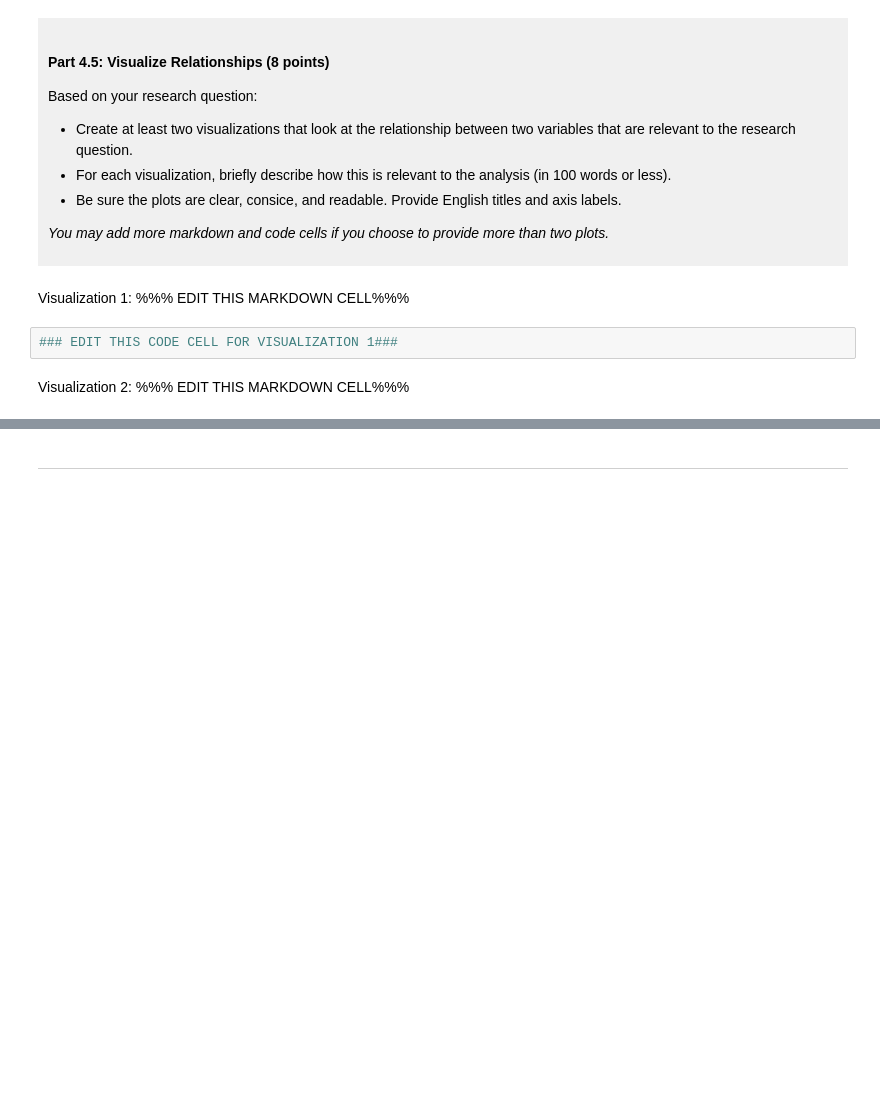
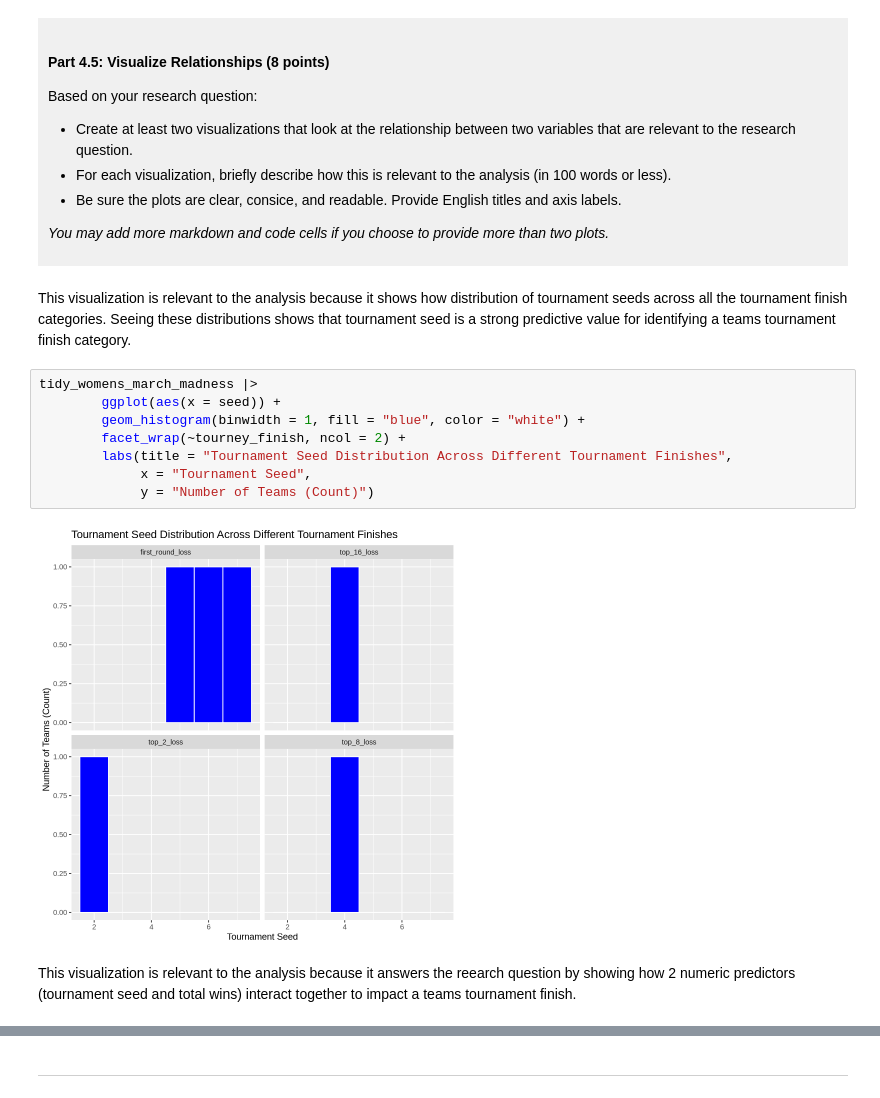
Before and after one commit to isabelleada/dsci-100-project-isabelle-nwokocha, a Jupyter notebook: dsci-100-project-notebook.ipynb, the cells around one changed output, grey strips where cells are left out. Cells and saved outputs as stored; diff of their text form; blank space fills up the shorter version.

```diff
--- a/dsci-100-project-notebook.ipynb
+++ b/dsci-100-project-notebook.ipynb
@@ -273,9 +380,17 @@ Based on your research question:
 *You may add more markdown and code cells if you choose to provide more than two plots.*
 </div>
 # %% [markdown]
-Visualization 1: %%% EDIT THIS MARKDOWN CELL%%%
+This visualization is relevant to the analysis because it shows how distribution of tournament seeds across all the tournament finish categories. Seeing these distributions shows that tournament seed is a strong predictive value for identifying a teams tournament finish category.
 # %%
-### EDIT THIS CODE CELL FOR VISUALIZATION 1###
+tidy_womens_march_madness |>
+        ggplot(aes(x = seed)) +
+        geom_histogram(binwidth = 1, fill = "blue", color = "white") +
+        facet_wrap(~tourney_finish, ncol = 2) +
+        labs(title = "Tournament Seed Distribution Across Different Tournament Finishes",
+             x = "Tournament Seed",
+             y = "Number of Teams (Count)")
+# %% [output]
+[figure, added]
 # %% [markdown]
-Visualization 2: %%% EDIT THIS MARKDOWN CELL%%%
+This visualization is relevant to the analysis because it answers the reearch question by showing how 2 numeric predictors (tournament seed and total wins) interact together to impact a teams tournament finish.
 # %%
```
Also changed, not shown: parts of 11 cells of this notebook.
